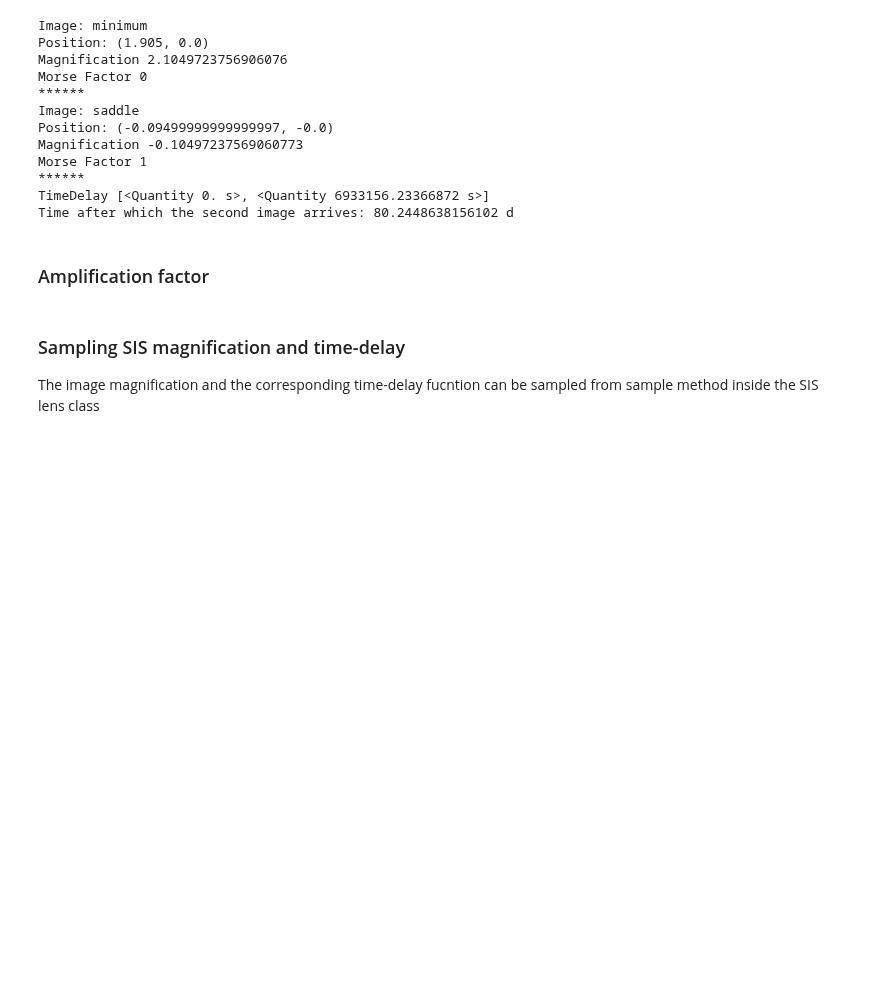
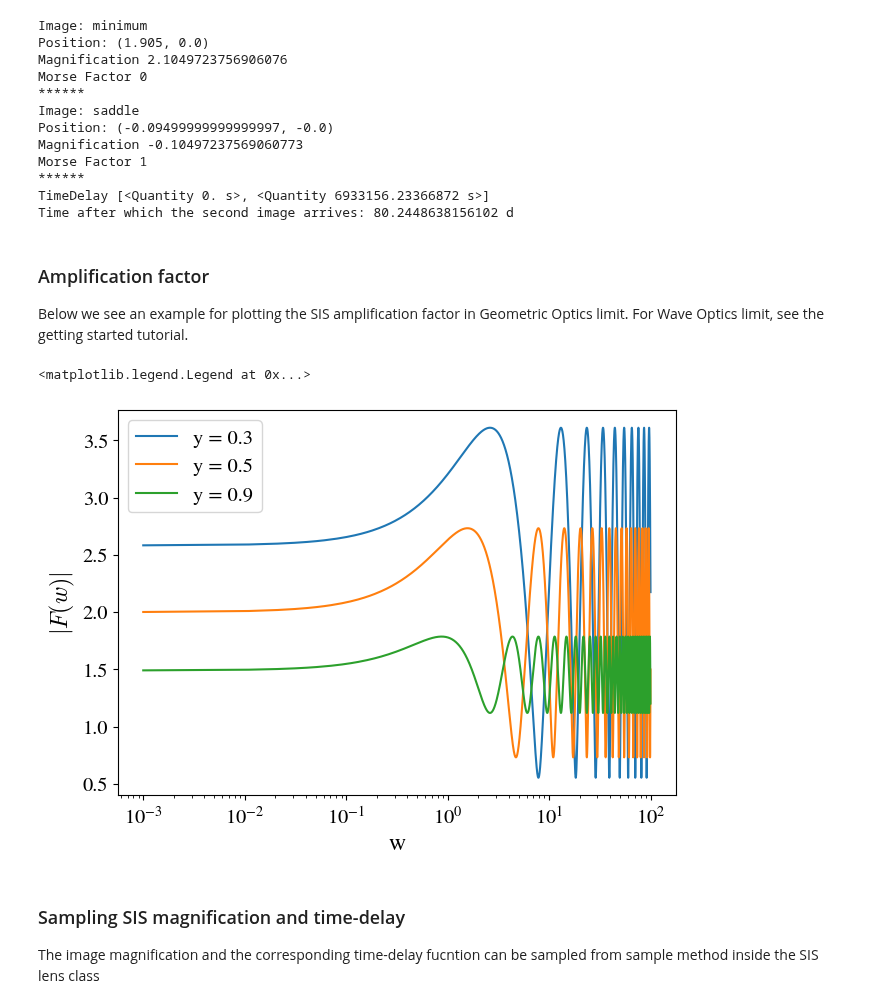
Before and after one commit to hsreekanth15/GWLENS, a Jupyter notebook: examples/sislens.ipynb, the cells around one changed output. Drawn from its saved outputs; the diff is of its cells as text; code cells hidden in the pictures; blank space fills up the shorter version.

```diff
--- a/examples/sislens.ipynb
+++ b/examples/sislens.ipynb
@@ -87,6 +87,25 @@ TimeDelay [<Quantity 0. s>, <Quantity 6933156.23366872 s>]
 Time after which the second image arrives: 80.2448638156102 d
 # %% [markdown]
 ### Amplification factor
+
+Below we see an example for plotting the SIS amplification factor in Geometric Optics limit.
+For Wave Optics limit, see the getting started tutorial.
+# %%
+w = np.linspace(0.001,100,10000)
+y_val = [0.3,0.5,0.9]
+c = ["red","black", "olive"]
+
+for i in range(len(y_val)):
+
+    F = sis.Amplification(w,y_val[i])
+    plt.plot(w, np.abs(F), label=f"y = {y_val[i]}")
+plt.xlabel("w")
+plt.ylabel("$|F(w)|$")
+plt.xscale("log")
+plt.legend()
+# %% [output]
+<matplotlib.legend.Legend at 0x...>
+[figure, added]
 # %% [markdown]
 ### Sampling SIS magnification and time-delay
 
```
Also changed, not shown: 8 other files.
